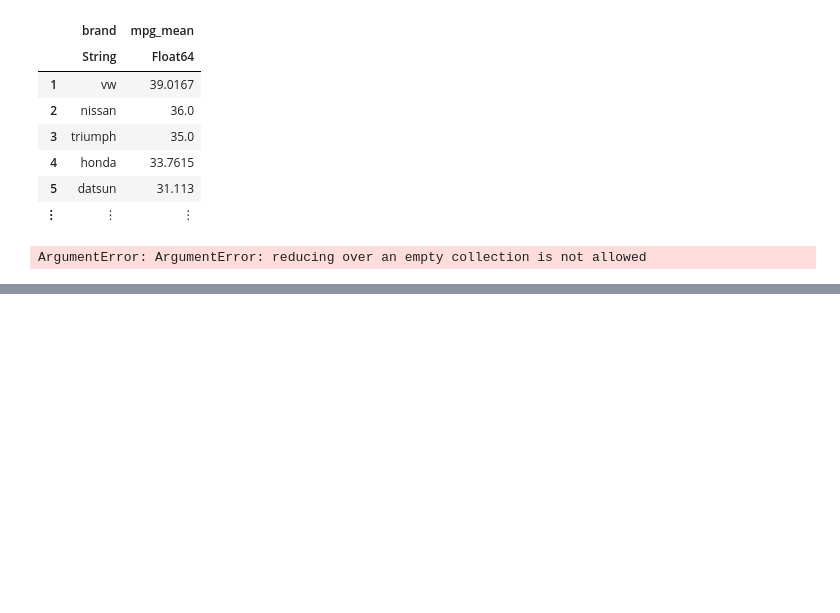
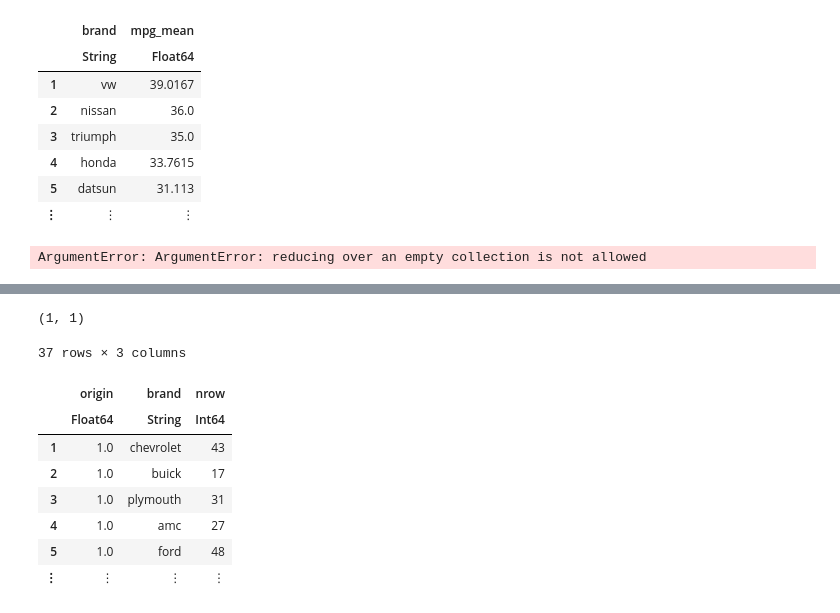
Before and after one commit to damiansp/julia, a Jupyter notebook: julia_academy/dataframes/grouping.jl.ipynb, the cells around one changed output, grey strips where cells are left out. Drawn from its saved outputs; the diff is of its cells as text; code cells hidden in the pictures; blank space fills up the shorter version.

```diff
--- a/julia_academy/dataframes/grouping.jl.ipynb
+++ b/julia_academy/dataframes/grouping.jl.ipynb
@@ -130,0 +142,18 @@ ArgumentError: ArgumentError: reducing over an empty collection is not allowed
+# %%
+extrema(origbrand.origin_function)
+# %% [output]
+(1, 1)
+# %%
+origbrand2 = @pipe df |>
+    groupby(_, [:origin, :brand]) |>
+    combine(_, nrow)
+# %% [output]
+37 rows × 3 columns
+|  | origin | brand | nrow |
+|  | Float64 | String | Int64 |
+| 1 | 1.0 | chevrolet | 43 |
+| 2 | 1.0 | buick | 17 |
+| 3 | 1.0 | plymouth | 31 |
+| 4 | 1.0 | amc | 27 |
+| 5 | 1.0 | ford | 48 |
+| ⋮ | ⋮ | ⋮ | ⋮ |
```
Also changed, not shown: parts of 11 cells of this notebook.
